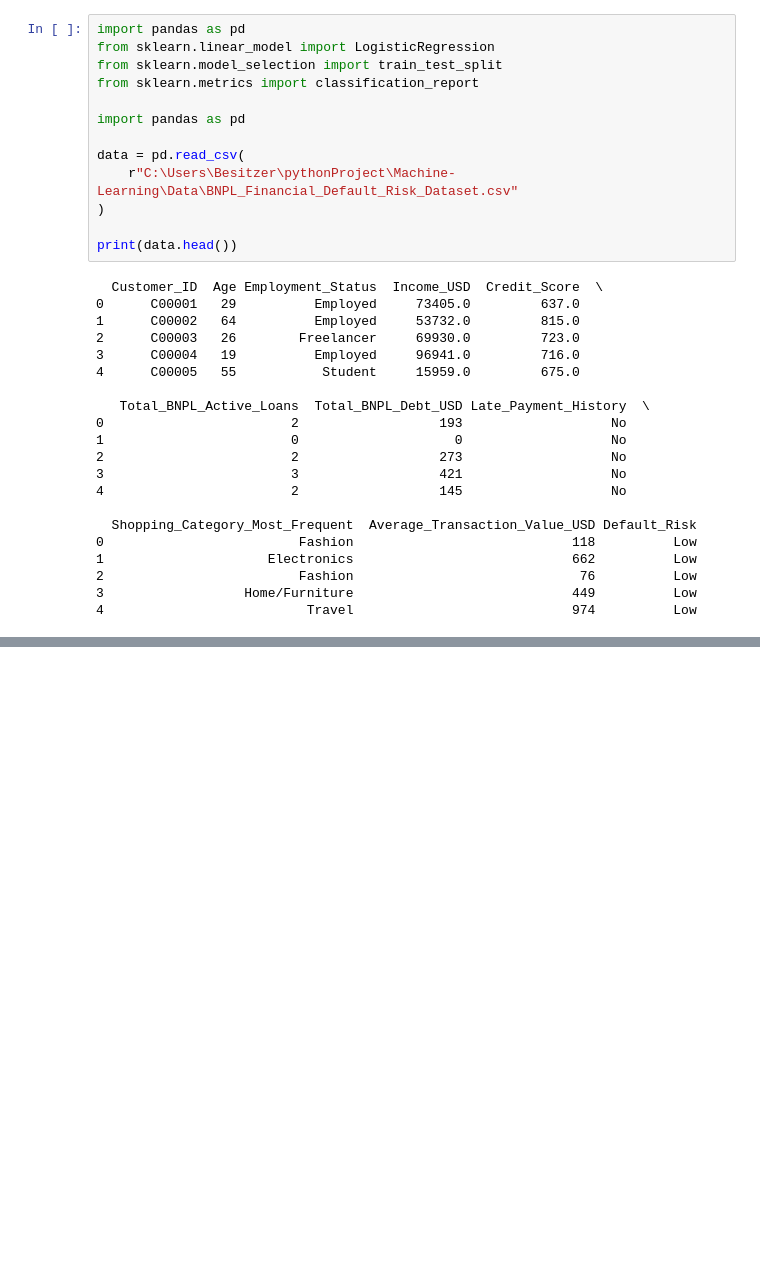
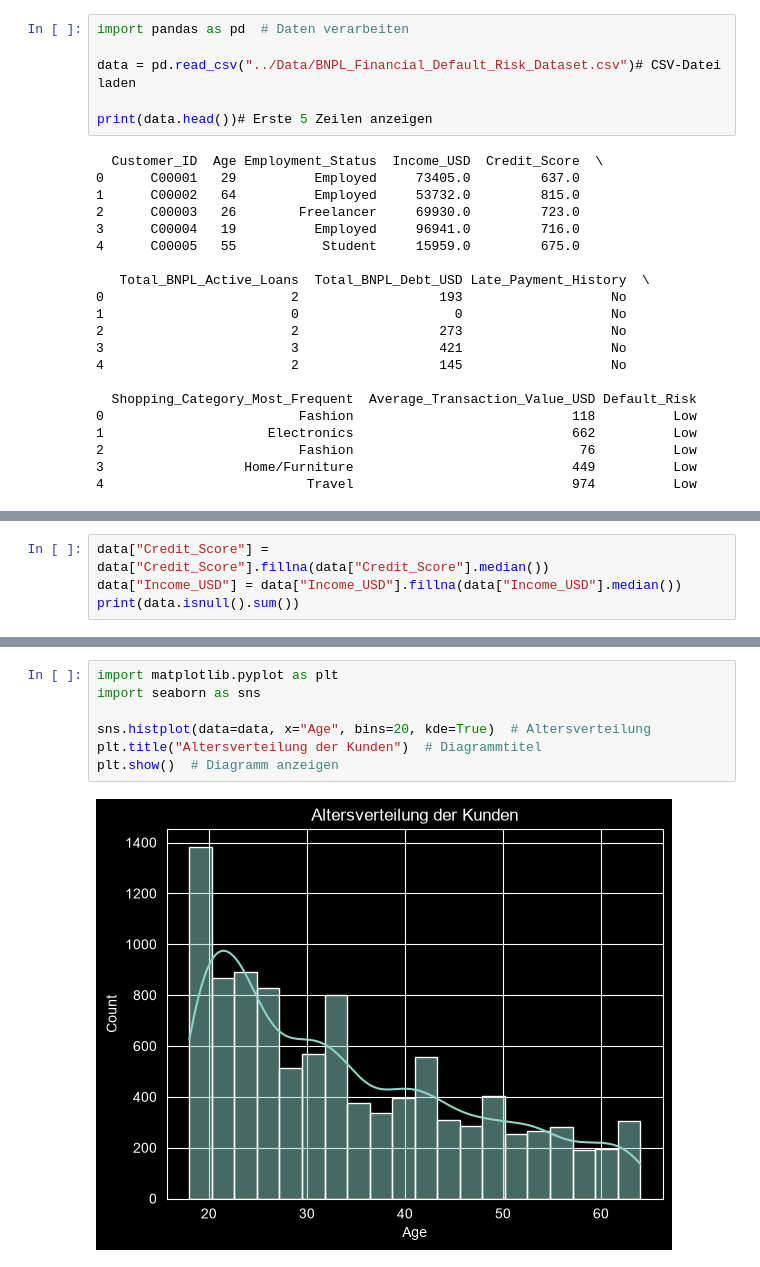
Before and after one commit to wandjimbakuibrister-del/Machine-learning-Modell, a Jupyter notebook: Notebook/modelll.ipynb, the cells around one changed output, grey strips where cells are left out. Drawn from its saved outputs; the diff is of its cells as text; blank space fills up the shorter version.

```diff
--- a/Notebook/modelll.ipynb
+++ b/Notebook/modelll.ipynb
@@ -1,16 +1,9 @@
 # %%
-import pandas as pd
-from sklearn.linear_model import LogisticRegression
-from sklearn.model_selection import train_test_split
-from sklearn.metrics import classification_report
+import pandas as pd  # Daten verarbeiten
 
-import pandas as pd
+data = pd.read_csv("../Data/BNPL_Financial_Default_Risk_Dataset.csv")# CSV-Datei laden
 
-data = pd.read_csv(
-    r"C:\Users\Besitzer\pythonProject\Machine-Learning\Data\BNPL_Financial_Default_Risk_Dataset.csv"
-)
-
-print(data.head())
+print(data.head())# Erste 5 Zeilen anzeigen
 # %% [output]
   Customer_ID  Age Employment_Status  Income_USD  Credit_Score  \
 0      C00001   29          Employed     73405.0         637.0
@@ -34,0 +110,4 @@ print(data.head())
+# %%
+data["Credit_Score"] = data["Credit_Score"].fillna(data["Credit_Score"].median())
+data["Income_USD"] = data["Income_USD"].fillna(data["Income_USD"].median())
+print(data.isnull().sum())
@@ -34,0 +127,9 @@ print(data.head())
+# %%
+import matplotlib.pyplot as plt
+import seaborn as sns
+
+sns.histplot(data=data, x="Age", bins=20, kde=True)  # Altersverteilung
+plt.title("Altersverteilung der Kunden")  # Diagrammtitel
+plt.show()  # Diagramm anzeigen
+# %% [output]
+[figure, added]
```
Also changed, not shown: parts of 10 cells of this notebook.
